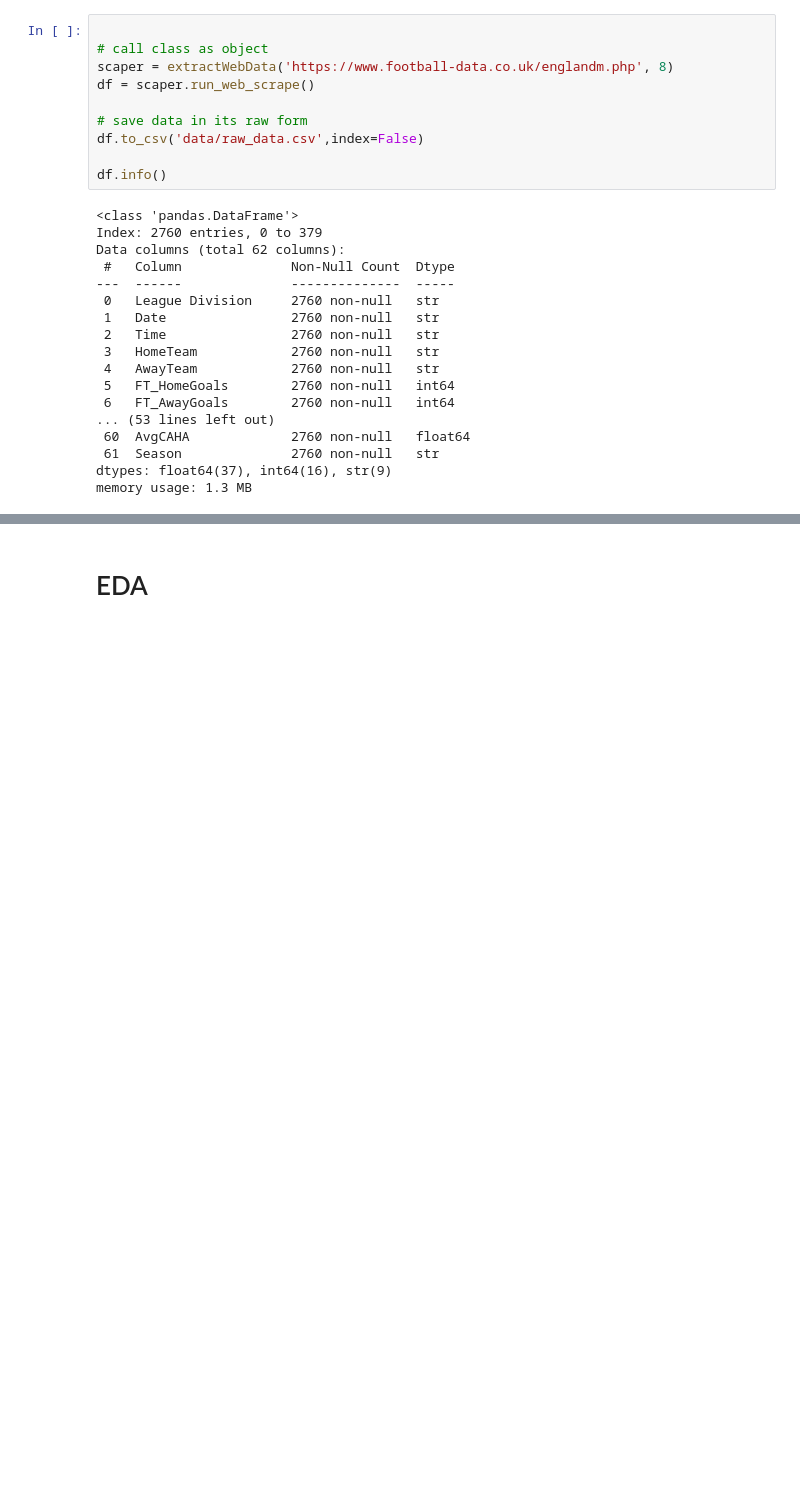
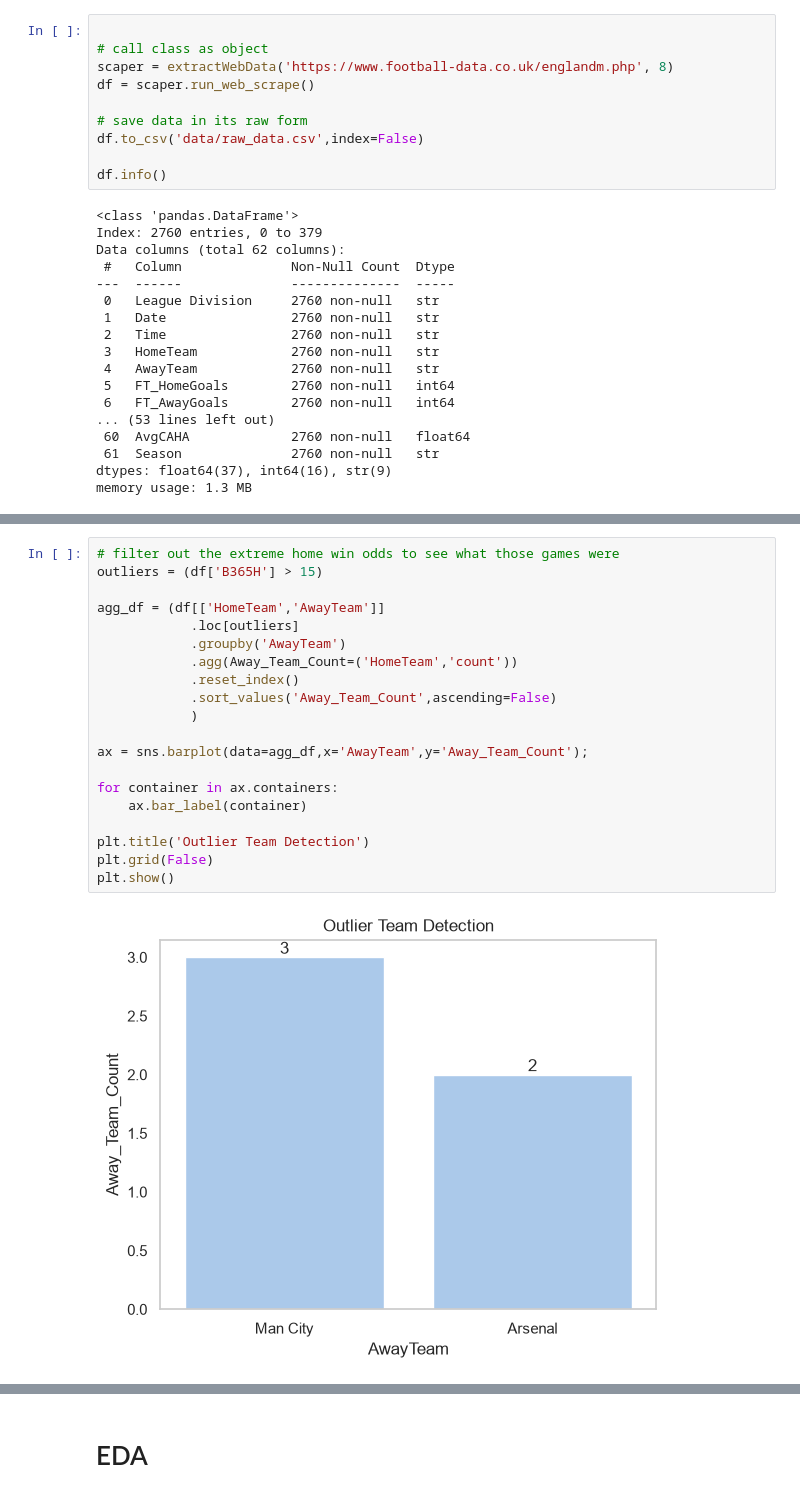
Before and after one commit to Cmay487/Premier_League_Match_Prediction, a Jupyter notebook: ApplyingProbabilityToFootball.ipynb, the cells around one changed output, grey strips where cells are left out. Drawn from its saved outputs; the diff is of its cells as text; blank space fills up the shorter version.

```diff
--- a/ApplyingProbabilityToFootball.ipynb
+++ b/ApplyingProbabilityToFootball.ipynb
@@ -136,0 +185,22 @@ memory usage: 1.3 MB
+# %%
+# filter out the extreme home win odds to see what those games were
+outliers = (df['B365H'] > 15)
+
+agg_df = (df[['HomeTeam','AwayTeam']]
+            .loc[outliers]
+            .groupby('AwayTeam')
+            .agg(Away_Team_Count=('HomeTeam','count'))
+            .reset_index()
+            .sort_values('Away_Team_Count',ascending=False)
+            )
+
+ax = sns.barplot(data=agg_df,x='AwayTeam',y='Away_Team_Count');
+
+for container in ax.containers:
+    ax.bar_label(container)
+
+plt.title('Outlier Team Detection')
+plt.grid(False)
+plt.show()
+# %% [output]
+[figure, added]
```
Also changed, not shown: parts of 21 cells of this notebook.
